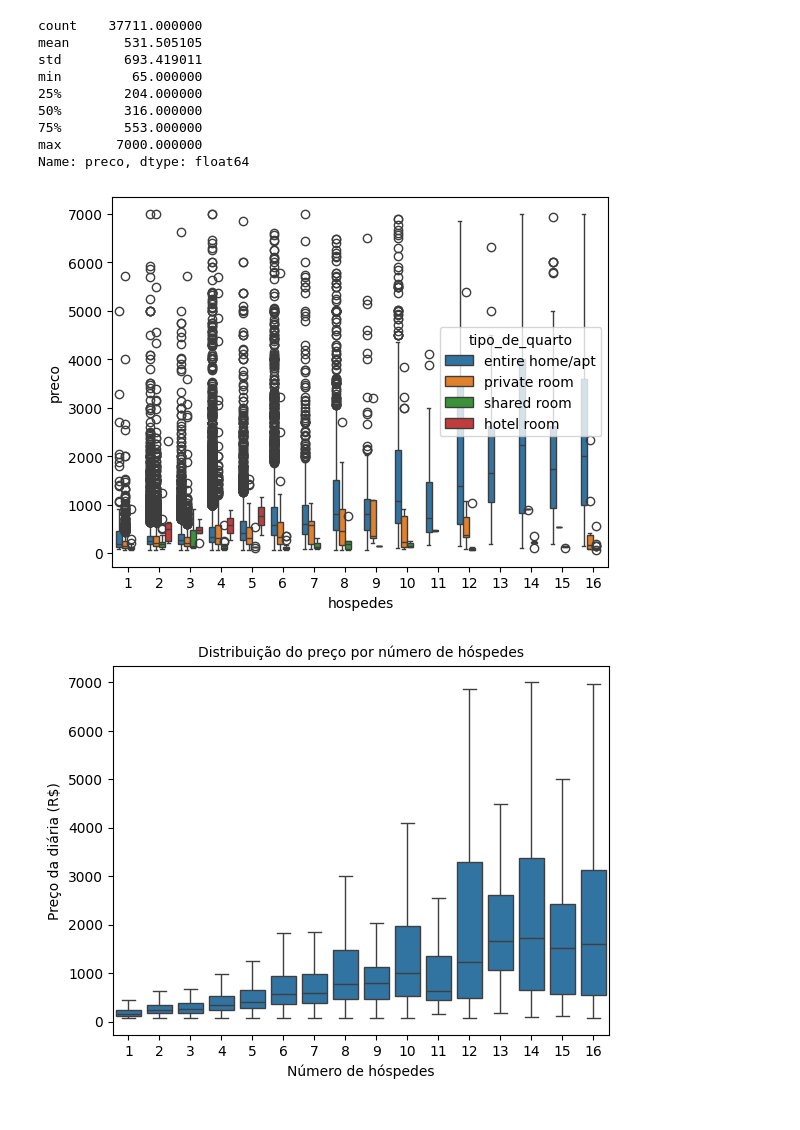
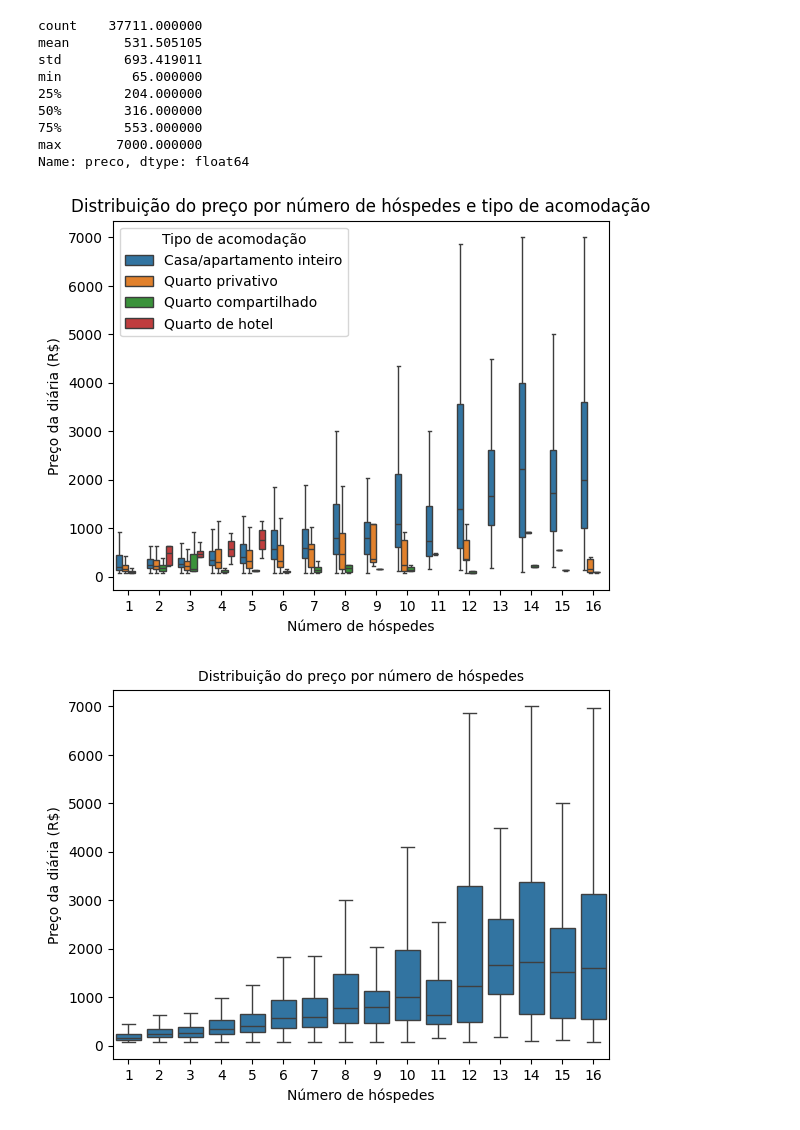
Before and after one commit to anacamorims/projeto-academy, a Jupyter notebook: extra-trees.ipynb, the cells around one changed output. Saved outputs shown, nothing was run; the diff lists cells and outputs as text; code cells hidden in the pictures.

```diff
--- a/extra-trees.ipynb
+++ b/extra-trees.ipynb
@@ -288,10 +289,32 @@ min         65.000000
 max       7000.000000
 Name: preco, dtype: float64
 # %%
-sns.boxplot(x=df_tratado_price_min["hospedes"], y=df_tratado_price_min["preco"], hue=df_tratado_price_min["tipo_de_quarto"])
+traducao = {
+    "casa_apto_inteiro": "Casa/apartamento inteiro",
+    "quarto_privativo": "Quarto privativo",
+    "quarto_hotel": "Quarto de hotel",
+    "quarto_compartilhado": "Quarto compartilhado"
+}
+
+# Copiando e traduzindo a coluna
+
+df_temp = df_tratado_price_min.copy()
+df_temp["tipo_de_quarto"] = df_temp["tipo_de_quarto"].map(traducao)
+
+sns.boxplot(data=df_temp,
+            x="hospedes",
+            y="preco",
+            hue="tipo_de_quarto",
+            showfliers=False)
+
+plt.title("Distribuição do preço por número de hóspedes e tipo de acomodação")
+plt.xlabel("Número de hóspedes")
+plt.ylabel("Preço da diária (R$)")
+
+plt.legend(title="Tipo de acomodação")
 plt.show()
 # %% [output]
-[figure, old version]
+[figure, new version]
 # %%
 sns.boxplot(x="hospedes", y="preco", data=df_tratado_price_min, showfliers=False)
 plt.title("Distribuição do preço por número de hóspedes", fontsize=10)
```
Also changed, not shown: parts of 30 cells of this notebook, 2 other files.
